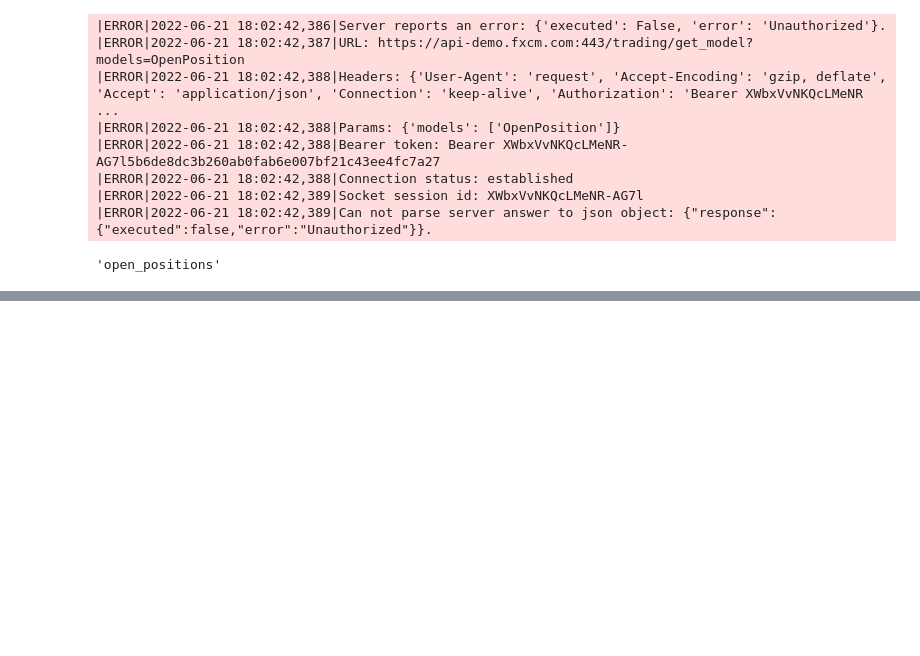
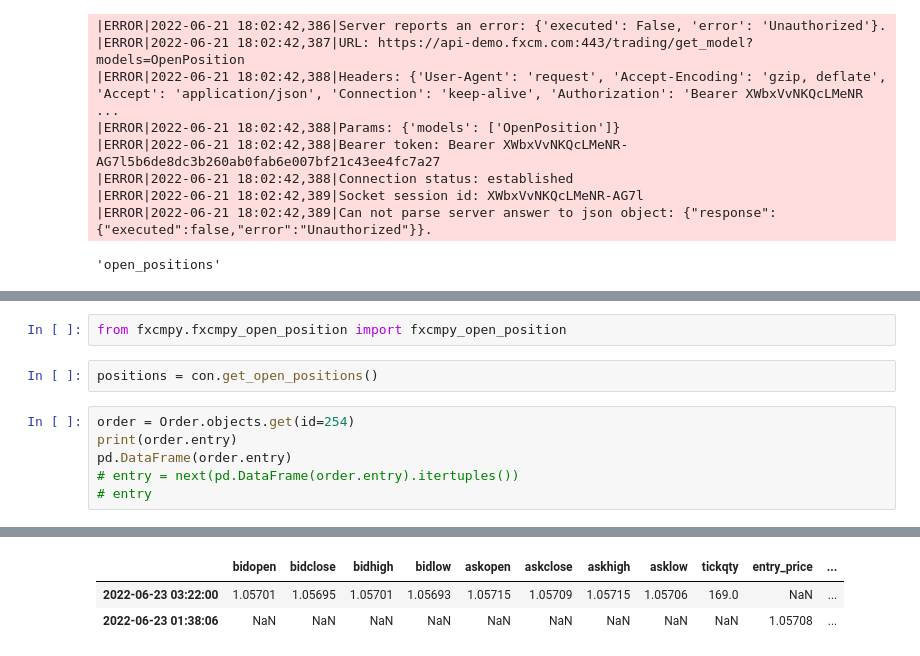
Before and after one commit to sonupal129/affinity, a Jupyter notebook: algo_test.ipynb, the cells around one changed output, grey strips where cells are left out. Cells and saved outputs as stored; diff of their text form; blank space fills up the shorter version.

```diff
--- a/algo_test.ipynb
+++ b/algo_test.ipynb
@@ -1647,0 +1757,11 @@ except Exception as e:
+# %%
+from fxcmpy.fxcmpy_open_position import fxcmpy_open_position
+# %%
+positions = con.get_open_positions()
+# %%
+order = Order.objects.get(id=254)
+print(order.entry)
+pd.DataFrame(order.entry)
+# entry = next(pd.DataFrame(order.entry).itertuples())
+# entry
+# %% [output]
@@ -1647,0 +1769,3 @@ except Exception as e:
+|  | bidopen | bidclose | bidhigh | bidlow | askopen | askclose | askhigh | asklow | tickqty | entry_price | ... |
+| 2022-06-23 03:22:00 | 1.05701 | 1.05695 | 1.05701 | 1.05693 | 1.05715 | 1.05709 | 1.05715 | 1.05706 | 169.0 | NaN | ... |
+| 2022-06-23 01:38:06 | NaN | NaN | NaN | NaN | NaN | NaN | NaN | NaN | NaN | 1.05708 | ... |
```
Also changed, not shown: parts of 30 cells of this notebook, 2 other files.
